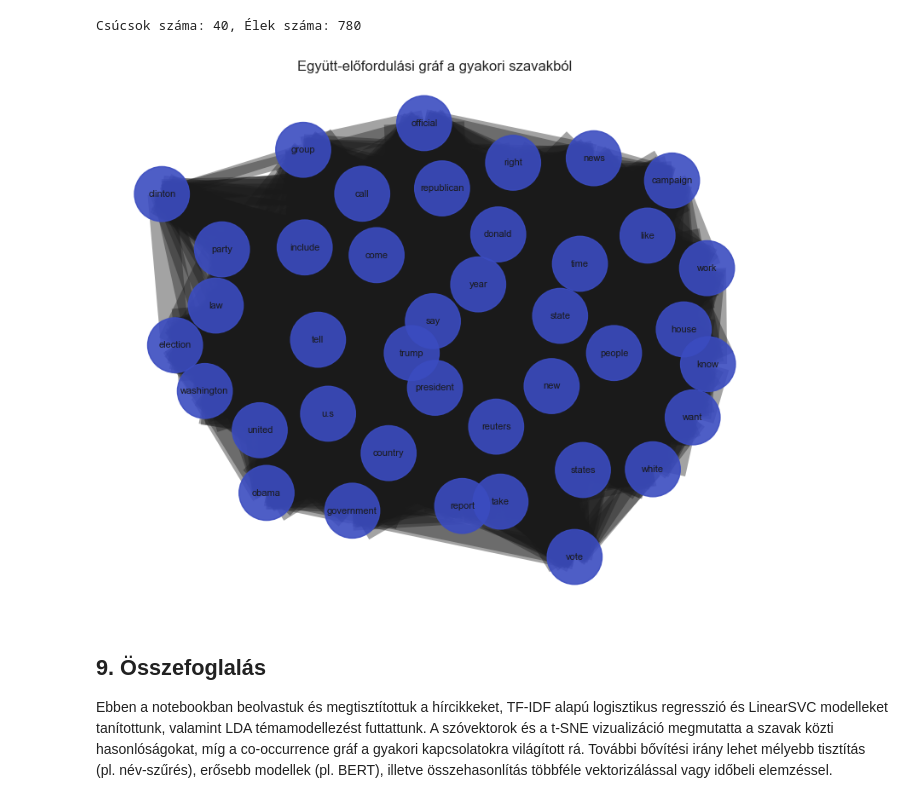
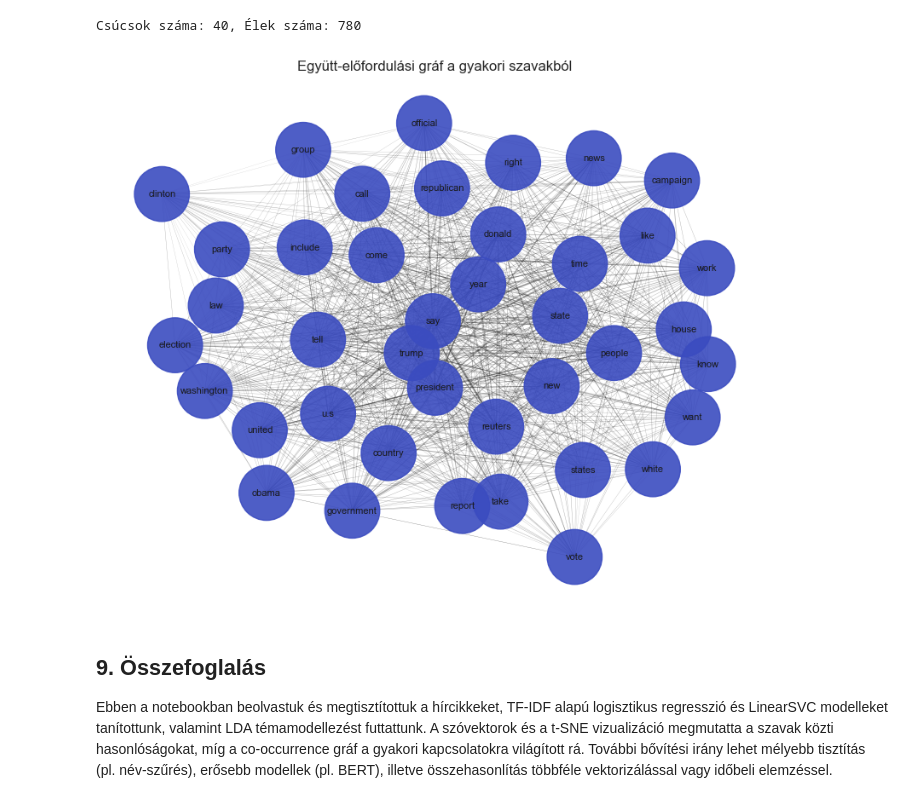
Before and after one commit to dbobo4/nlp-fake-news-detection, a Jupyter notebook: fake_news_nlp_analysis.ipynb, the cells around one changed output. Saved outputs shown, nothing was run; the diff lists cells and outputs as text; code cells hidden in the pictures.

Commit message:
updated graph

```diff
--- a/fake_news_nlp_analysis.ipynb
+++ b/fake_news_nlp_analysis.ipynb
@@ -447,19 +447,30 @@ Csúcsok száma: 40, Élek száma: 780
 # %%
 # Gráf vizualizálása
 plt.figure(figsize=(10, 8))
 pos = nx.spring_layout(G, seed=RANDOM_STATE, k=0.5)
 
 degrees = np.array([G.degree(n) for n in G.nodes()])
-nx.draw_networkx_nodes(G, pos, node_size=200 + degrees * 50, node_color=degrees, cmap="coolwarm", alpha=0.9)
-edge_weights = [G[u][v]["weight"] for u, v in G.edges()]
-nx.draw_networkx_edges(G, pos, width=[w * 0.1 for w in edge_weights], alpha=0.4)
+nx.draw_networkx_nodes(
+    G, pos,
+    node_size=200 + degrees * 50,
+    node_color=degrees,
+    cmap="coolwarm",
+    alpha=0.9
+)
+
+# Élvastagságok normalizálása (vékonyabb élek)
+edge_weights = np.array([G[u][v]["weight"] for u, v in G.edges()])
+# Normalizálás 0.1–1.5 közé
+norm_weights = 0.1 + (edge_weights - edge_weights.min()) / (edge_weights.max() - edge_weights.min()) * 1.4
+
+nx.draw_networkx_edges(G, pos, width=norm_weights, alpha=0.35)
 nx.draw_networkx_labels(G, pos, font_size=8)
 
 plt.title("Együtt-előfordulási gráf a gyakori szavakból")
 plt.axis("off")
 plt.show()
 # %% [output]
-[figure, old version]
+[figure, new version]
 # %% [markdown]
 ## 9. Összefoglalás
 Ebben a notebookban beolvastuk és megtisztítottuk a hírcikkeket, TF-IDF alapú logisztikus regresszió és LinearSVC modelleket tanítottunk, valamint LDA témamodellezést futtattunk. A szóvektorok és a t-SNE vizualizáció megmutatta a szavak közti hasonlóságokat, míg a co-occurrence gráf a gyakori kapcsolatokra világított rá. További bővítési irány lehet mélyebb tisztítás (pl. név-szűrés), erősebb modellek (pl. BERT), illetve összehasonlítás többféle vektorizálással vagy időbeli elemzéssel.
```
Also changed, not shown: 1 other file.
